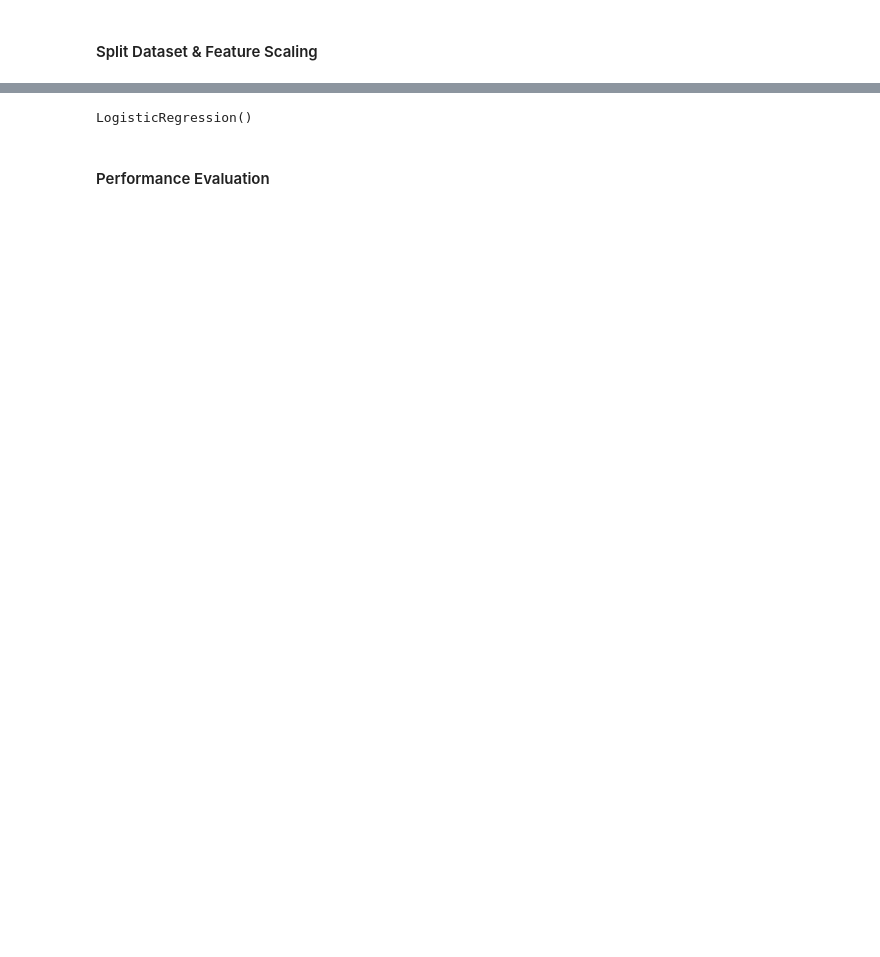
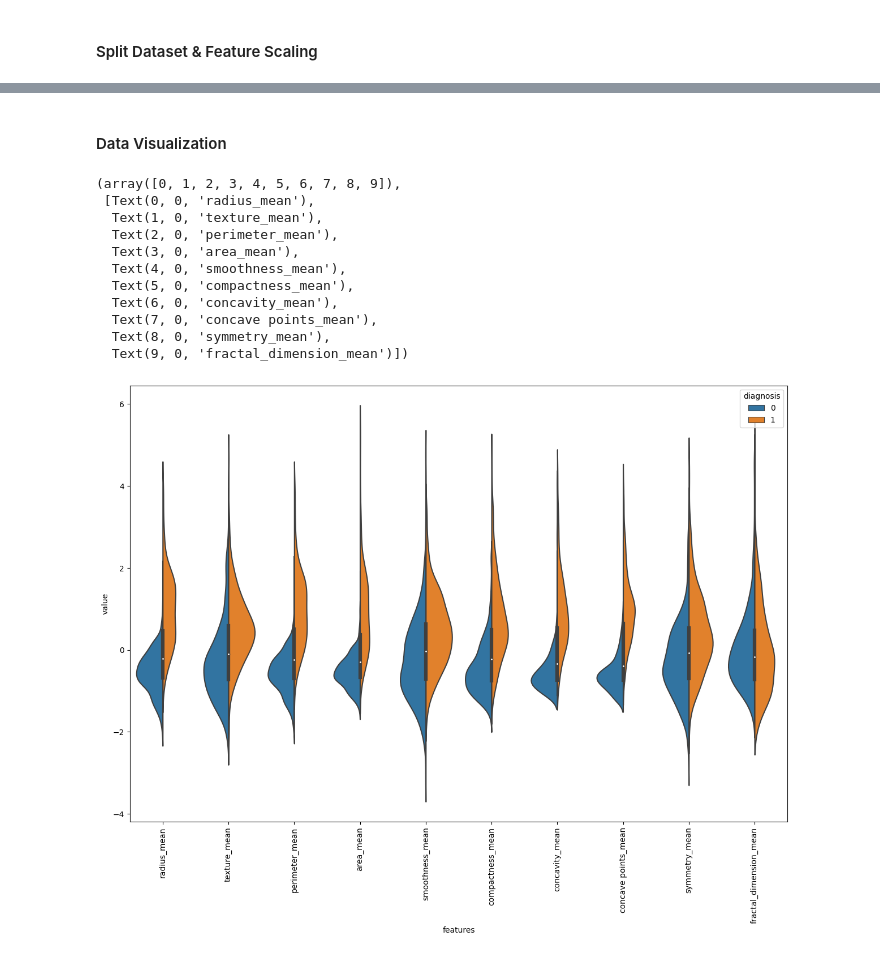
Before and after one commit to janS95/breast_cancer_detection, a Jupyter notebook: analysis.ipynb, the cells around one changed output, grey strips where cells are left out. Saved outputs shown, nothing was run; the diff lists cells and outputs as text; code cells hidden in the pictures; blank space fills up the shorter version.

```diff
--- a/analysis.ipynb
+++ b/analysis.ipynb
@@ -126,5 +106,0 @@ array([[-0.15854481, -0.32699552,  1.33547814, ..., -0.84530369,
-# %%
-classifier = LogisticRegression()
-classifier.fit(X_train, y_train)
-# %% [output]
-LogisticRegression()
@@ -133,2 +106,0 @@ predictions = classifier.predict(X_test)
-# %% [markdown]
-#### Performance Evaluation
@@ -134,0 +109,21 @@ predictions = classifier.predict(X_test)
+# %% [markdown]
+#### Data Visualization
+# %%
+data = pd.concat([y, X.iloc[:,0:10]], axis=1)
+data = pd.melt(data, id_vars='diagnosis', var_name='features', value_name='value')
+plt.figure(figsize=(15,10))
+sns.violinplot(data=data, x='features', y='value', hue='diagnosis', split=True)
+plt.xticks(rotation=90)
+# %% [output]
+(array([0, 1, 2, 3, 4, 5, 6, 7, 8, 9]),
+ [Text(0, 0, 'radius_mean'),
+  Text(1, 0, 'texture_mean'),
+  Text(2, 0, 'perimeter_mean'),
+  Text(3, 0, 'area_mean'),
+  Text(4, 0, 'smoothness_mean'),
+  Text(5, 0, 'compactness_mean'),
+  Text(6, 0, 'concavity_mean'),
+  Text(7, 0, 'concave points_mean'),
+  Text(8, 0, 'symmetry_mean'),
+  Text(9, 0, 'fractal_dimension_mean')])
+[figure, added]
```
Also changed, not shown: parts of 27 cells of this notebook.
